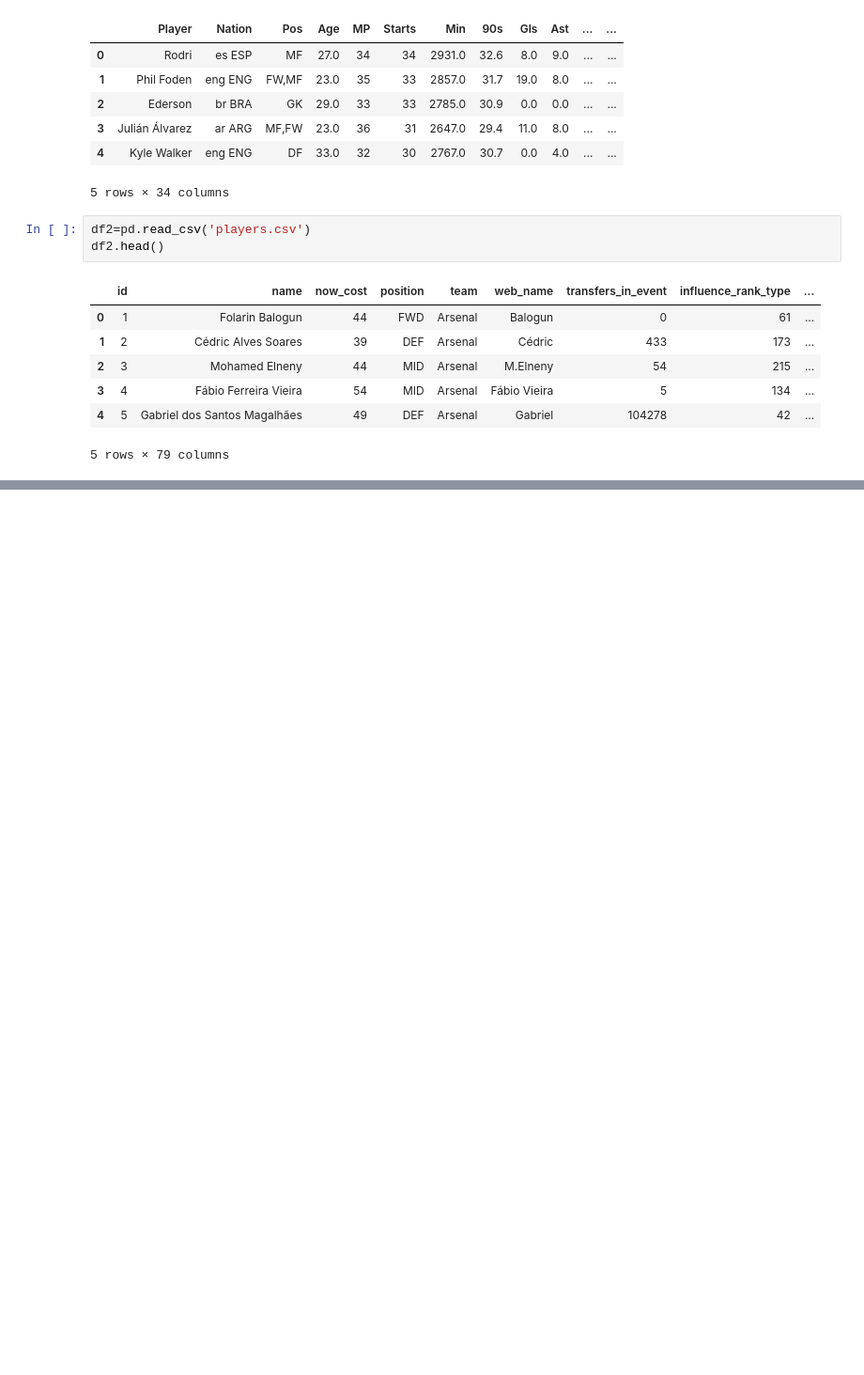
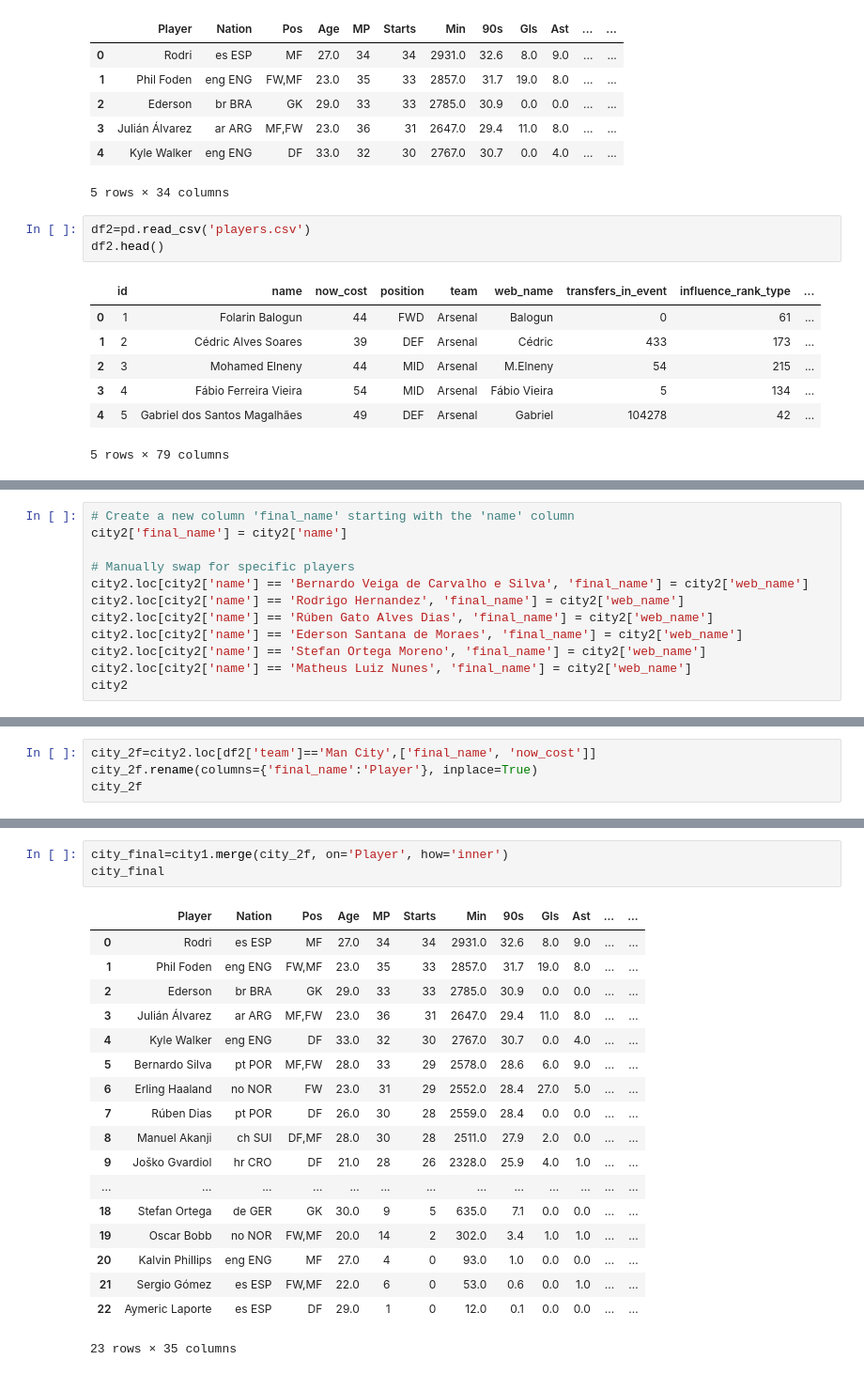
Before and after one commit to Qu1te-a-nice-guy/Football_stats, a Jupyter notebook: NB_1.ipynb, the cells around one changed output, grey strips where cells are left out. Shown at 94% size. Drawn from its saved outputs; the diff is of its cells as text; blank space fills up the shorter version.

```diff
--- a/NB_1.ipynb
+++ b/NB_1.ipynb
@@ -68,0 +57,12 @@ city2
+# %%
+# Create a new column 'final_name' starting with the 'name' column
+city2['final_name'] = city2['name']
+
+# Manually swap for specific players
+city2.loc[city2['name'] == 'Bernardo Veiga de Carvalho e Silva', 'final_name'] = city2['web_name']
+city2.loc[city2['name'] == 'Rodrigo Hernandez', 'final_name'] = city2['web_name']
+city2.loc[city2['name'] == 'Rúben Gato Alves Dias', 'final_name'] = city2['web_name']
+city2.loc[city2['name'] == 'Ederson Santana de Moraes', 'final_name'] = city2['web_name']
+city2.loc[city2['name'] == 'Stefan Ortega Moreno', 'final_name'] = city2['web_name']
+city2.loc[city2['name'] == 'Matheus Luiz Nunes', 'final_name'] = city2['web_name']
+city2
@@ -68,0 +87,4 @@ city2
+# %%
+city_2f=city2.loc[df2['team']=='Man City',['final_name', 'now_cost']]
+city_2f.rename(columns={'final_name':'Player'}, inplace=True)
+city_2f
@@ -68,0 +109,22 @@ city2
+# %%
+city_final=city1.merge(city_2f, on='Player', how='inner')
+city_final
+# %% [output]
+|  | Player | Nation | Pos | Age | MP | Starts | Min | 90s | Gls | Ast | ... | ... |
+| 0 | Rodri | es ESP | MF | 27.0 | 34 | 34 | 2931.0 | 32.6 | 8.0 | 9.0 | ... | ... |
+| 1 | Phil Foden | eng ENG | FW,MF | 23.0 | 35 | 33 | 2857.0 | 31.7 | 19.0 | 8.0 | ... | ... |
+| 2 | Ederson | br BRA | GK | 29.0 | 33 | 33 | 2785.0 | 30.9 | 0.0 | 0.0 | ... | ... |
+| 3 | Julián Álvarez | ar ARG | MF,FW | 23.0 | 36 | 31 | 2647.0 | 29.4 | 11.0 | 8.0 | ... | ... |
+| 4 | Kyle Walker | eng ENG | DF | 33.0 | 32 | 30 | 2767.0 | 30.7 | 0.0 | 4.0 | ... | ... |
+| 5 | Bernardo Silva | pt POR | MF,FW | 28.0 | 33 | 29 | 2578.0 | 28.6 | 6.0 | 9.0 | ... | ... |
+| 6 | Erling Haaland | no NOR | FW | 23.0 | 31 | 29 | 2552.0 | 28.4 | 27.0 | 5.0 | ... | ... |
+| 7 | Rúben Dias | pt POR | DF | 26.0 | 30 | 28 | 2559.0 | 28.4 | 0.0 | 0.0 | ... | ... |
+| 8 | Manuel Akanji | ch SUI | DF,MF | 28.0 | 30 | 28 | 2511.0 | 27.9 | 2.0 | 0.0 | ... | ... |
+| 9 | Joško Gvardiol | hr CRO | DF | 21.0 | 28 | 26 | 2328.0 | 25.9 | 4.0 | 1.0 | ... | ... |
+| ... | ... | ... | ... | ... | ... | ... | ... | ... | ... | ... | ... | ... |
+| 18 | Stefan Ortega | de GER | GK | 30.0 | 9 | 5 | 635.0 | 7.1 | 0.0 | 0.0 | ... | ... |
+| 19 | Oscar Bobb | no NOR | FW,MF | 20.0 | 14 | 2 | 302.0 | 3.4 | 1.0 | 1.0 | ... | ... |
+| 20 | Kalvin Phillips | eng ENG | MF | 27.0 | 4 | 0 | 93.0 | 1.0 | 0.0 | 0.0 | ... | ... |
+| 21 | Sergio Gómez | es ESP | FW,MF | 22.0 | 6 | 0 | 53.0 | 0.6 | 0.0 | 1.0 | ... | ... |
+| 22 | Aymeric Laporte | es ESP | DF | 29.0 | 1 | 0 | 12.0 | 0.1 | 0.0 | 0.0 | ... | ... |
+23 rows × 35 columns
```
Also changed, not shown: parts of 5 cells of this notebook, 1 other file.
